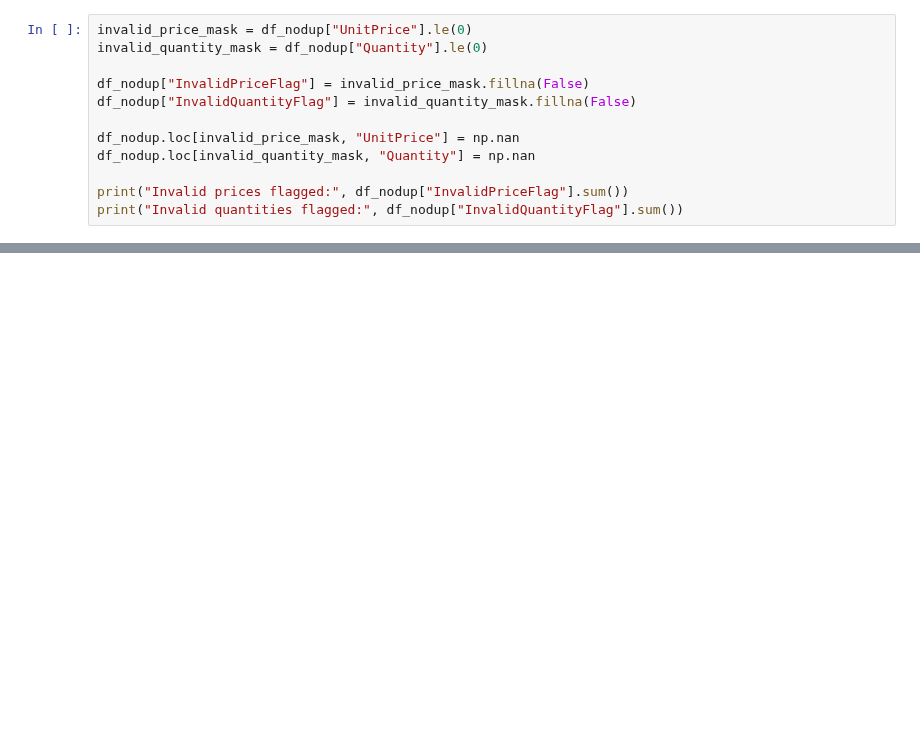
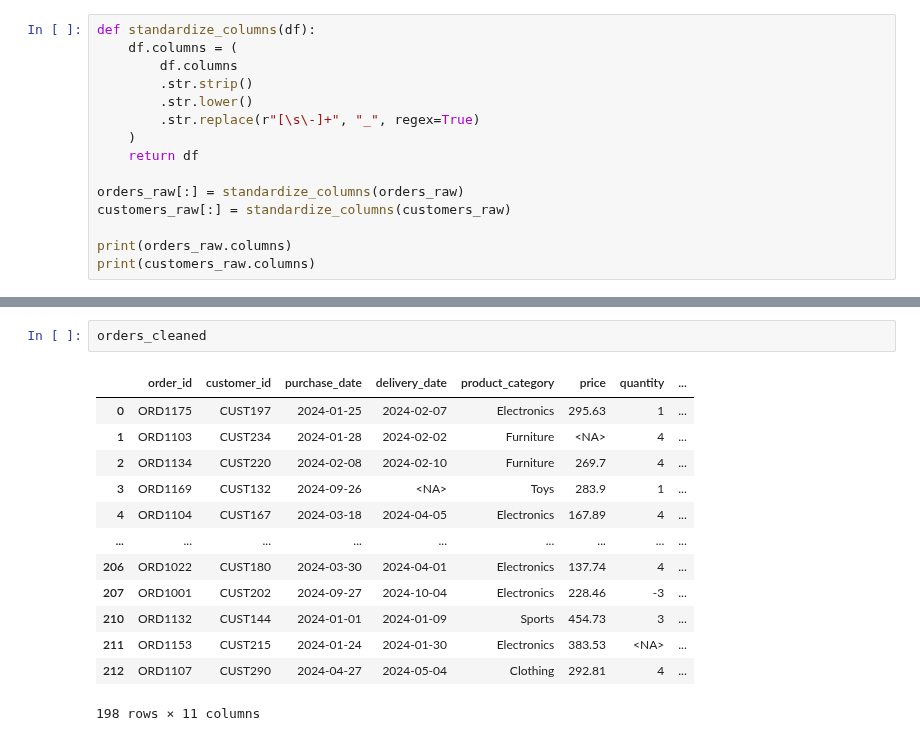
Before and after one commit to jackOfnoTraits/infra-training-updates, a Jupyter notebook: Day-11/DC-22-Day 11 - Task 2 - Data Cleaning, Preprocessing & Validation Using Pandas/attachments/Day-11-Task-2.ipynb, the cells around one changed output, grey strips where cells are left out. Cells and saved outputs as stored; diff of their text form; blank space fills up the shorter version.

```diff
--- a/Day-11/DC-22-Day 11 - Task 2 - Data Cleaning, Preprocessing & Validation Using Pandas/attachments/Day-11-Task-2.ipynb
+++ b/Day-11/DC-22-Day 11 - Task 2 - Data Cleaning, Preprocessing & Validation Using Pandas/attachments/Day-11-Task-2.ipynb
@@ -207,13 +109,16 @@ City              string
 # %%
-invalid_price_mask = df_nodup["UnitPrice"].le(0)
-invalid_quantity_mask = df_nodup["Quantity"].le(0)
+def standardize_columns(df):
+    df.columns = (
+        df.columns
+        .str.strip()
+        .str.lower()
+        .str.replace(r"[\s\-]+", "_", regex=True)
+    )
+    return df
 
-df_nodup["InvalidPriceFlag"] = invalid_price_mask.fillna(False)
-df_nodup["InvalidQuantityFlag"] = invalid_quantity_mask.fillna(False)
+orders_raw[:] = standardize_columns(orders_raw)
+customers_raw[:] = standardize_columns(customers_raw)
 
-df_nodup.loc[invalid_price_mask, "UnitPrice"] = np.nan
-df_nodup.loc[invalid_quantity_mask, "Quantity"] = np.nan
-
-print("Invalid prices flagged:", df_nodup["InvalidPriceFlag"].sum())
-print("Invalid quantities flagged:", df_nodup["InvalidQuantityFlag"].sum())
+print(orders_raw.columns)
+print(customers_raw.columns)
 # %% [output]
@@ -433,0 +543,16 @@ Original sample:
+# %%
+orders_cleaned
+# %% [output]
+|  | order_id | customer_id | purchase_date | delivery_date | product_category | price | quantity | ... |
+| 0 | ORD1175 | CUST197 | 2024-01-25 | 2024-02-07 | Electronics | 295.63 | 1 | ... |
+| 1 | ORD1103 | CUST234 | 2024-01-28 | 2024-02-02 | Furniture | <NA> | 4 | ... |
+| 2 | ORD1134 | CUST220 | 2024-02-08 | 2024-02-10 | Furniture | 269.7 | 4 | ... |
+| 3 | ORD1169 | CUST132 | 2024-09-26 | <NA> | Toys | 283.9 | 1 | ... |
+| 4 | ORD1104 | CUST167 | 2024-03-18 | 2024-04-05 | Electronics | 167.89 | 4 | ... |
+| ... | ... | ... | ... | ... | ... | ... | ... | ... |
+| 206 | ORD1022 | CUST180 | 2024-03-30 | 2024-04-01 | Electronics | 137.74 | 4 | ... |
+| 207 | ORD1001 | CUST202 | 2024-09-27 | 2024-10-04 | Electronics | 228.46 | -3 | ... |
+| 210 | ORD1132 | CUST144 | 2024-01-01 | 2024-01-09 | Sports | 454.73 | 3 | ... |
+| 211 | ORD1153 | CUST215 | 2024-01-24 | 2024-01-30 | Electronics | 383.53 | <NA> | ... |
+| 212 | ORD1107 | CUST290 | 2024-04-27 | 2024-05-04 | Clothing | 292.81 | 4 | ... |
+198 rows × 11 columns
```
Also changed, not shown: parts of 23 cells of this notebook.
